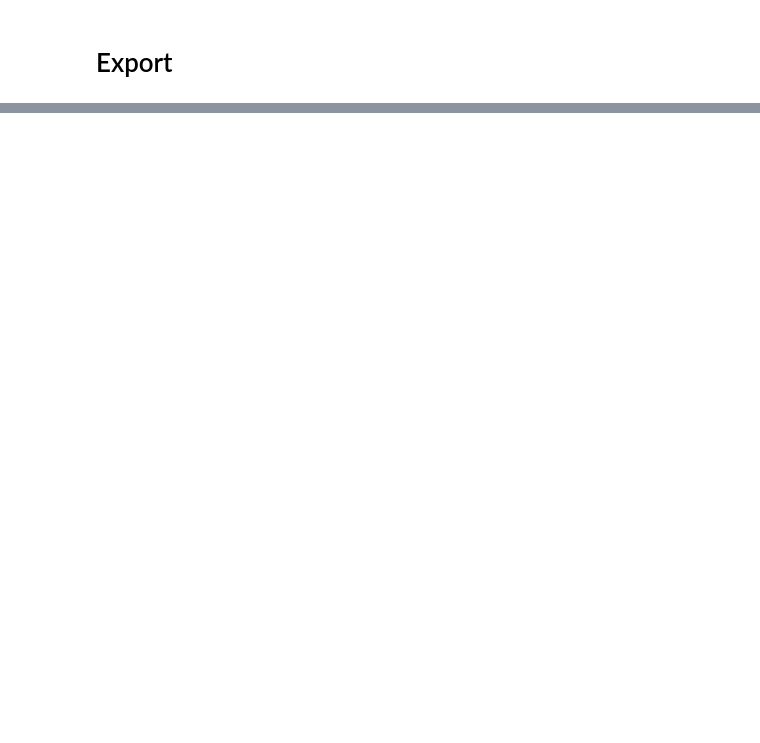
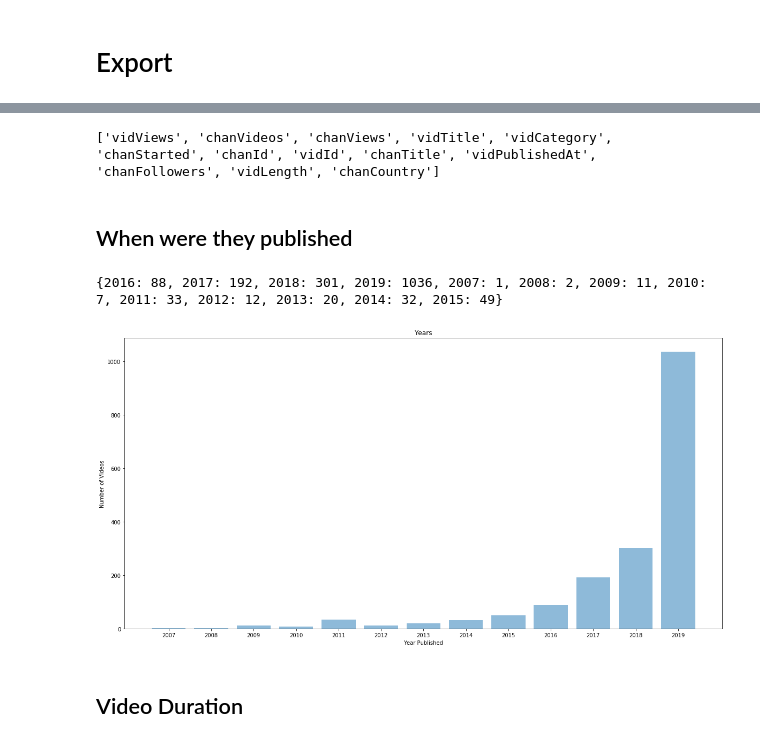
Before and after one commit to mike-swart/AdIntuition, a Jupyter notebook: data/AdIntuitionData.ipynb, the cells around one changed output, grey strips where cells are left out. Drawn from its saved outputs; the diff is of its cells as text; code cells hidden in the pictures; blank space fills up the shorter version.

Commit message:
updated with video information

```diff
--- a/data/AdIntuitionData.ipynb
+++ b/data/AdIntuitionData.ipynb
@@ -423,11 +425,13 @@ plt.show()
 # %%
 coupon_code_list = []
 videos_list = []
+vidids = {}
 for vid in seen_vids.keys():
     for highlight in seen_vids[vid].keys():
         if seen_vids[vid][highlight] == "coupon_code":
             coupon_code_list.append(highlight)
         videos_list.append([vid, highlight, seen_vids[vid][highlight]])
+        vidids[vid] = True
 # %%
 with open("coupons.tsv", 'w+') as csvfile:
     writer = csv.writer(csvfile, delimiter='\t')
@@ -441,0 +450,57 @@ with open("videos.tsv", 'w+') as csvfile:
+# %%
+headers = []
+count = 0
+video_data = {}
+vidIdIndex = 0
+with open("videos_joined.tsv", 'rt') as csvfile:
+    reader = csv.reader(csvfile, delimiter='\t')
+    for row in reader:
+        count += 1
+        if count == 1:
+            headers = row
+            for i in range(len(headers)):
+                if headers[i] == "vidId":
+                    vidIdIndex = i
+                    break
+            continue
+        video_data[row[vidIdIndex]] = row
+# %%
+print headers
+# %% [output]
+['vidViews', 'chanVideos', 'chanViews', 'vidTitle', 'vidCategory', 'chanStarted', 'chanId', 'vidId', 'chanTitle', 'vidPublishedAt', 'chanFollowers', 'vidLength', 'chanCountry']
+# %% [markdown]
+## When were they published
+# %%
+years = {}
+publishedAtIndex = -1 # start here because increment by 1 at the beginning
+for header in headers:
+    publishedAtIndex += 1
+    if header == 'vidPublishedAt':
+        break
+# %%
+for vid in video_data.keys():
+    try:
+        year = pd.to_datetime(video_data[vid][publishedAtIndex]).year
+    except:
+        pass
+    if year not in years:
+        years[year] = 0
+    years[year] += 1
+# %%
+print years
+# %% [output]
+{2016: 88, 2017: 192, 2018: 301, 2019: 1036, 2007: 1, 2008: 2, 2009: 11, 2010: 7, 2011: 33, 2012: 12, 2013: 20, 2014: 32, 2015: 49}
+# %%
+plt.figure(figsize=(20,10))
+lists = sorted(years.items()) # sorted by key, return a list of tuples
+x, y = zip(*lists)
+plt.bar(x, y, align='center', alpha=0.5)
+plt.xticks(x, sorted(years.keys()))
+plt.title("Years")
+plt.ylabel('Number of Videos')
+plt.xlabel('Year Published')
+plt.show()
+# %% [output]
+[figure, added]
+# %% [markdown]
+## Video Duration
```
Also changed, not shown: parts of 49 cells of this notebook.
